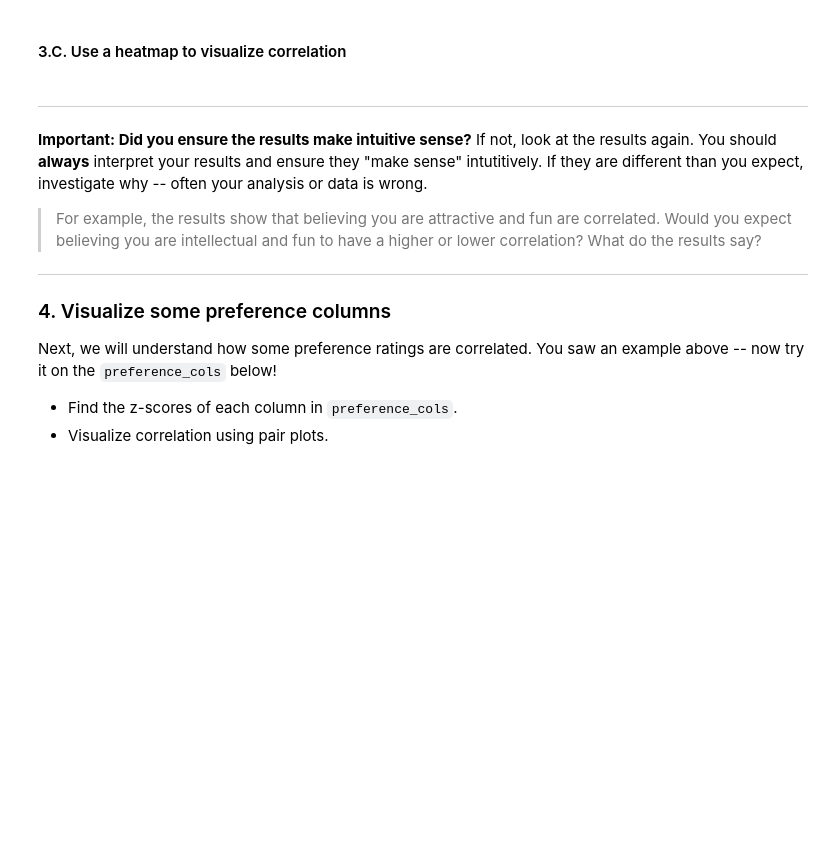
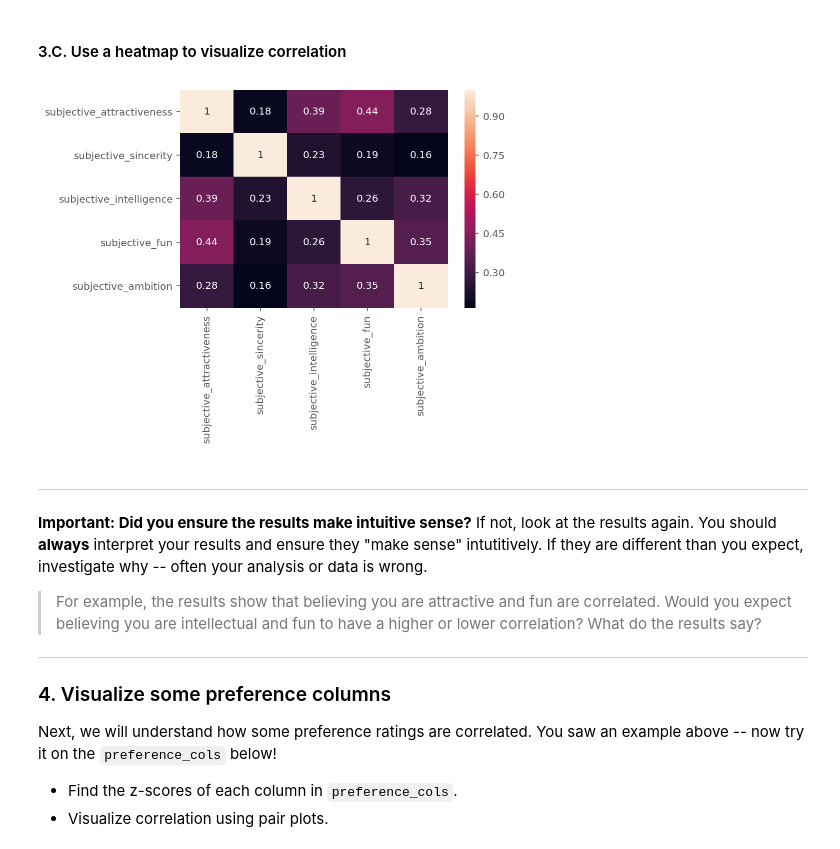
Before and after one commit to AbdullahMu/pca, a Jupyter notebook: lab/pca-intro-lab-starter.ipynb, the cells around one changed output. Saved outputs shown, nothing was run; the diff lists cells and outputs as text; code cells hidden in the pictures; blank space fills up the shorter version.

```diff
--- a/lab/pca-intro-lab-starter.ipynb
+++ b/lab/pca-intro-lab-starter.ipynb
@@ -114,3 +163,8 @@ subjective = sd[subjective_cols]
+# %%
+# A:
+sns.heatmap(subjective.corr() , annot=True);
+# %% [output]
+[figure, added]
 # %% [markdown]
 ---
 
```
Also changed, not shown: parts of 47 cells of this notebook.
